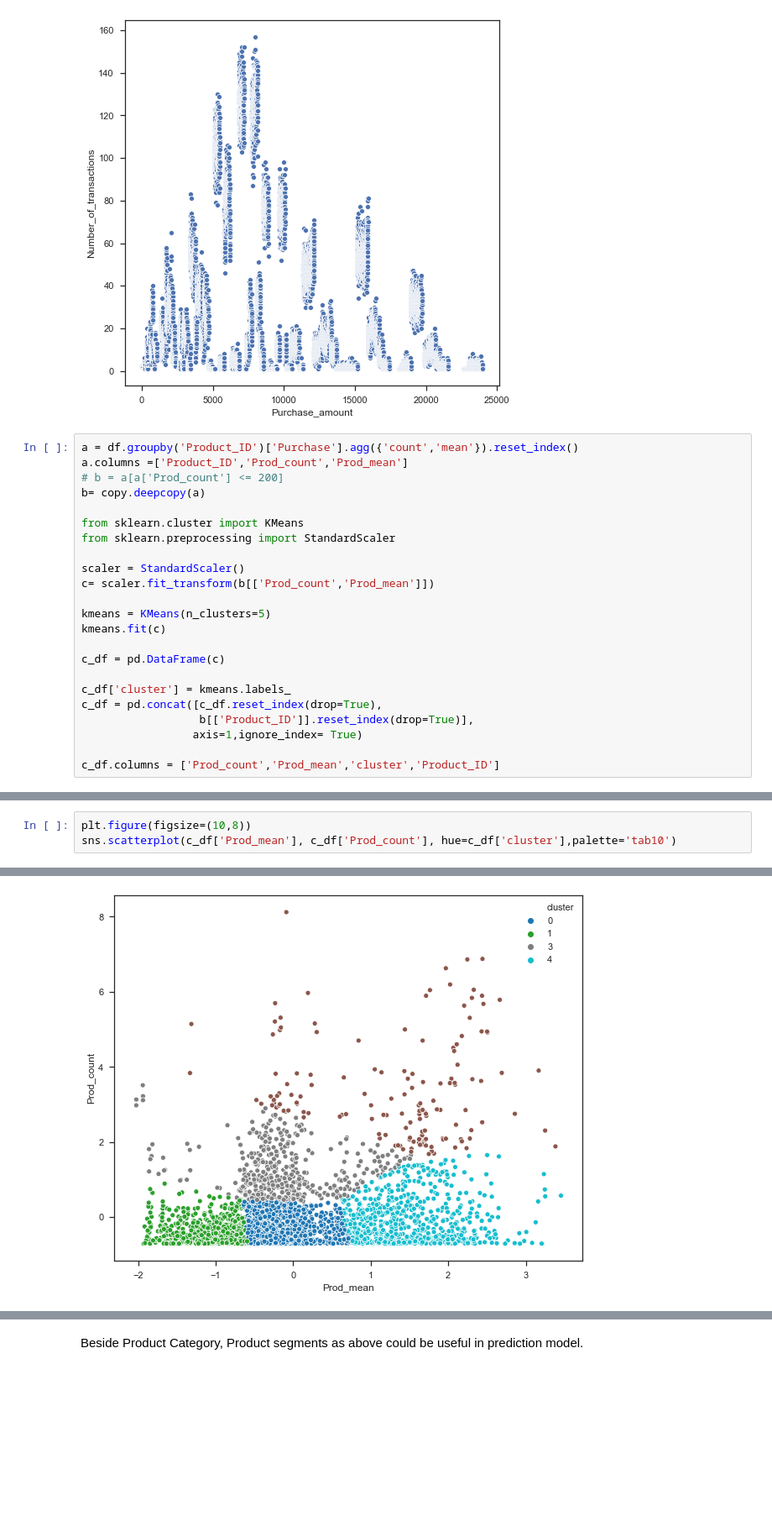
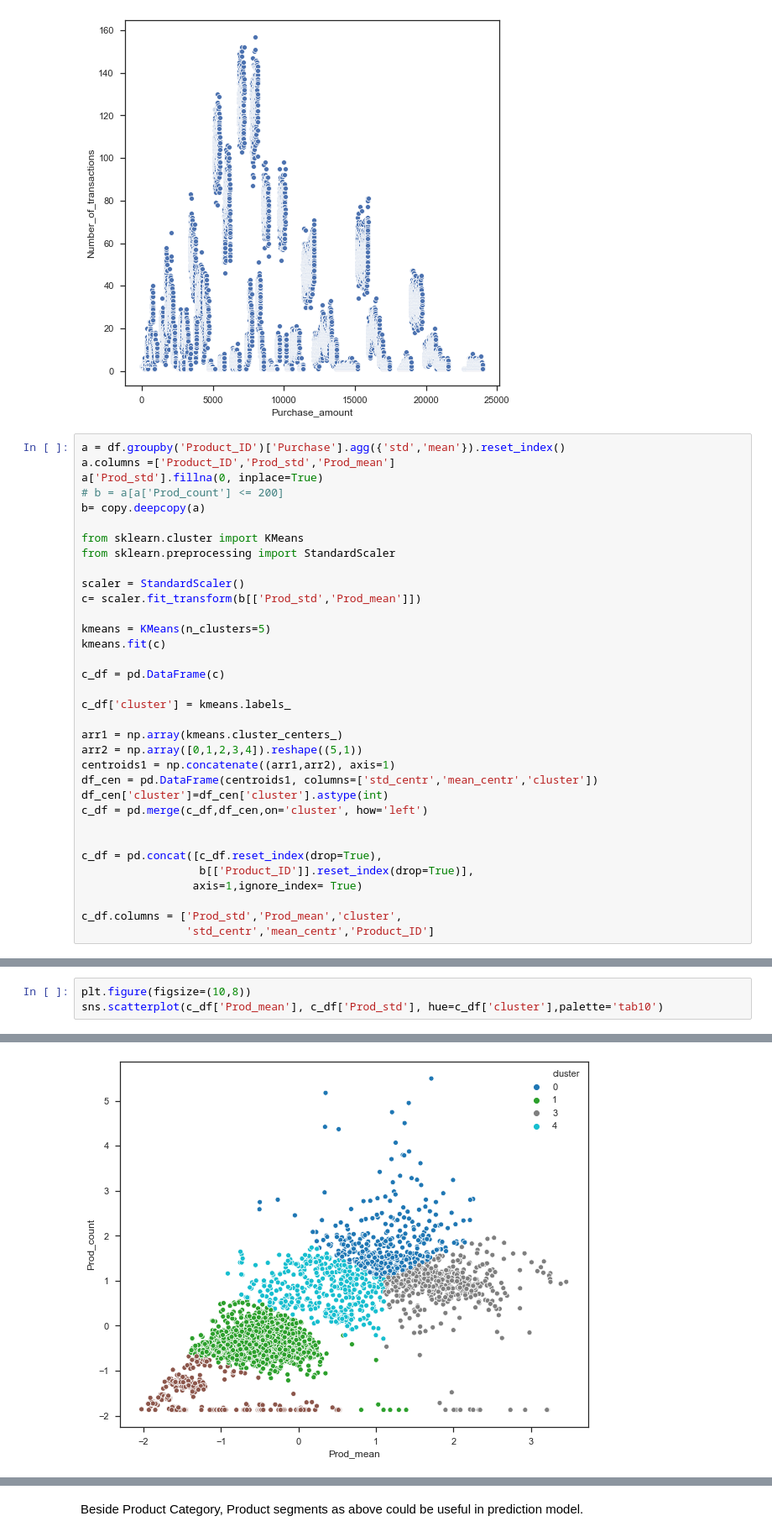
Before and after one commit to loandangnt/black-friday, a Jupyter notebook: black_friday_data_exploration.ipynb, the cells around one changed output, grey strips where cells are left out. Shown at 84% size. Saved outputs shown, nothing was run; the diff lists cells and outputs as text; blank space fills up the shorter version.

```diff
--- a/black_friday_data_exploration.ipynb
+++ b/black_friday_data_exploration.ipynb
@@ -199,8 +199,9 @@ sns.scatterplot(x='Purchase_amount', y='Number_of_transactions', data=a)
 <matplotlib.axes._subplots.AxesSubplot at 0x...>
 [figure]
 # %%
-a = df.groupby('Product_ID')['Purchase'].agg({'count','mean'}).reset_index()
-a.columns =['Product_ID','Prod_count','Prod_mean']
+a = df.groupby('Product_ID')['Purchase'].agg({'std','mean'}).reset_index()
+a.columns =['Product_ID','Prod_std','Prod_mean']
+a['Prod_std'].fillna(0, inplace=True)
 # b = a[a['Prod_count'] <= 200]
 b= copy.deepcopy(a)
 
@@ -208,7 +209,7 @@ from sklearn.cluster import KMeans
 from sklearn.preprocessing import StandardScaler
 
 scaler = StandardScaler()
-c= scaler.fit_transform(b[['Prod_count','Prod_mean']])
+c= scaler.fit_transform(b[['Prod_std','Prod_mean']])
 
 kmeans = KMeans(n_clusters=5)
 kmeans.fit(c)
@@ -216,8 +217,18 @@ kmeans.fit(c)
 c_df = pd.DataFrame(c)
 
 c_df['cluster'] = kmeans.labels_
+
+arr1 = np.array(kmeans.cluster_centers_)
+arr2 = np.array([0,1,2,3,4]).reshape((5,1))
+centroids1 = np.concatenate((arr1,arr2), axis=1)
+df_cen = pd.DataFrame(centroids1, columns=['std_centr','mean_centr','cluster'])
+df_cen['cluster']=df_cen['cluster'].astype(int)
+c_df = pd.merge(c_df,df_cen,on='cluster', how='left')
+
+
 c_df = pd.concat([c_df.reset_index(drop=True),
                   b[['Product_ID']].reset_index(drop=True)],
                  axis=1,ignore_index= True)
 
-c_df.columns = ['Prod_count','Prod_mean','cluster','Product_ID']
+c_df.columns = ['Prod_std','Prod_mean','cluster',
+                'std_centr','mean_centr','Product_ID']
@@ -224,7 +244,7 @@ c_df.columns = ['Prod_count','Prod_mean','cluster','Product_ID']
 # %%
 plt.figure(figsize=(10,8))
-sns.scatterplot(c_df['Prod_mean'], c_df['Prod_count'], hue=c_df['cluster'],palette='tab10')
+sns.scatterplot(c_df['Prod_mean'], c_df['Prod_std'], hue=c_df['cluster'],palette='tab10')
 # %% [output]
 <matplotlib.axes._subplots.AxesSubplot at 0x...>
-[figure, old version]
+[figure, new version]
 # %% [markdown]
```
Also changed, not shown: parts of 6 cells of this notebook, 1 other file.
